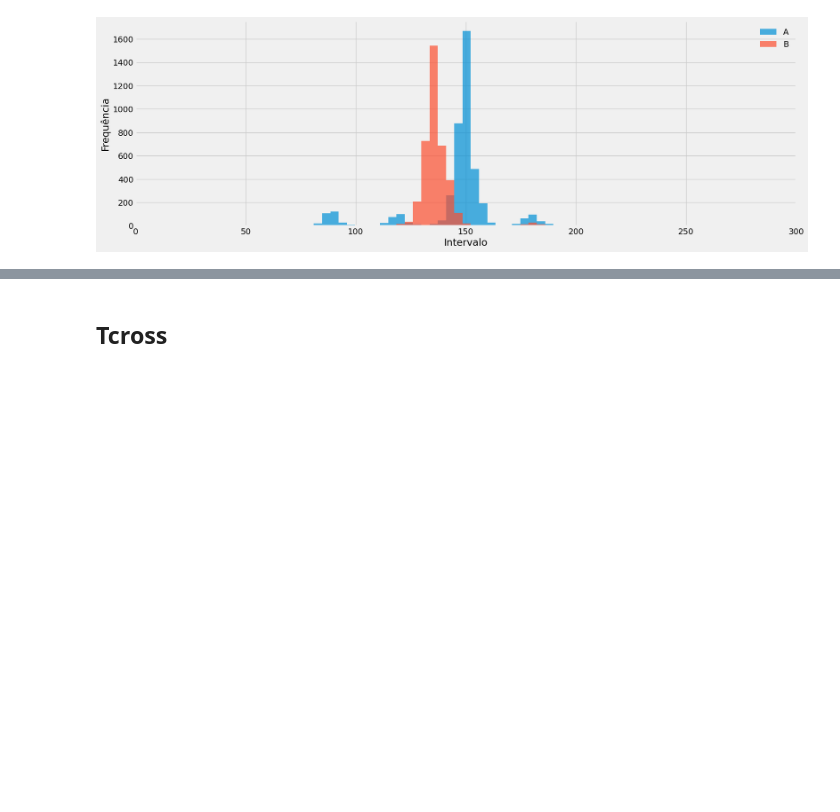
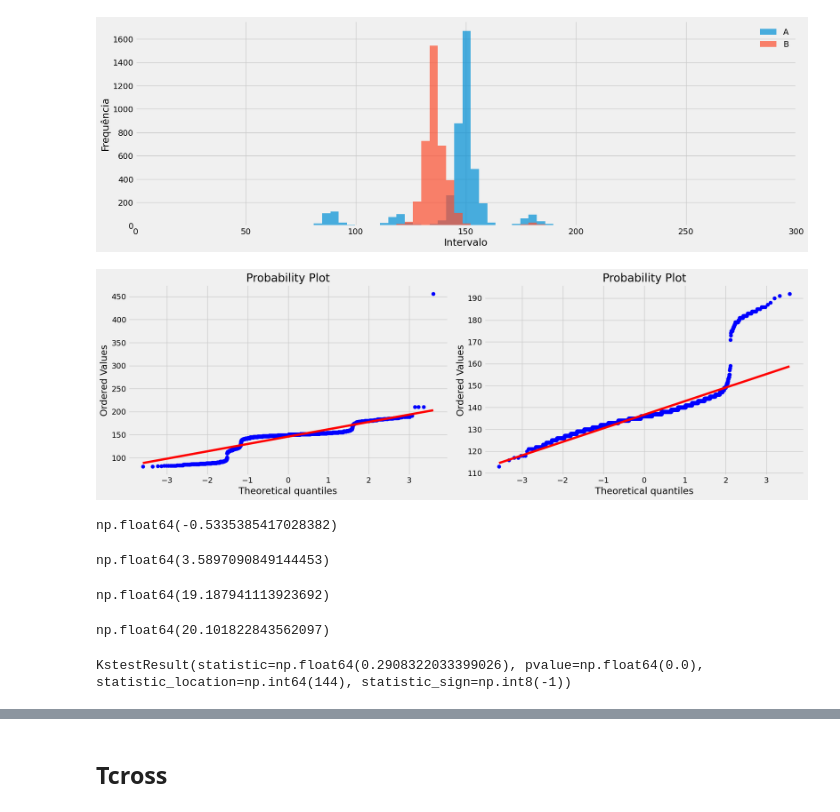
Before and after one commit to conect2ai/SBRC2025-App2Car, a Jupyter notebook: notebooks/debug.ipynb, the cells around one changed output, grey strips where cells are left out. Saved outputs shown, nothing was run; the diff lists cells and outputs as text; code cells hidden in the pictures; blank space fills up the shorter version.

```diff
--- a/notebooks/debug.ipynb
+++ b/notebooks/debug.ipynb
@@ -361,3 +450,34 @@ plt.legend(loc="upper right", frameon=False)
 plt.show()
 # %% [output]
 [figure]
+# %%
+fig, ax = plt.subplots(1, 2, figsize=(18, 6))
+
+stats.probplot(fit_a["Interval"].values, dist="norm", plot=ax[0])
+
+stats.probplot(fit_b["Interval"].values, dist="norm", plot=ax[1])
+
+plt.tight_layout()
+plt.show()
+# %% [output]
+[figure, added]
+# %%
+stats.skew(fit_a["Interval"].values)
+# %% [output]
+np.float64(-0.5335385417028382)
+# %%
+stats.skew(fit_b["Interval"].values)
+# %% [output]
+np.float64(3.5897090849144453)
+# %%
+stats.kurtosis(fit_a["Interval"].values)
+# %% [output]
+np.float64(19.187941113923692)
+# %%
+stats.kurtosis(fit_b["Interval"].values)
+# %% [output]
+np.float64(20.101822843562097)
+# %%
+stats.kstest(fit_a["Interval"].values, "norm", args=(fit_a["Interval"].mean(), fit_a["Interval"].std()))
+# %% [output]
+KstestResult(statistic=np.float64(0.2908322033399026), pvalue=np.float64(0.0), statistic_location=np.int64(144), statistic_sign=np.int8(-1))
```
Also changed, not shown: parts of 40 cells of this notebook, 1 other file.
